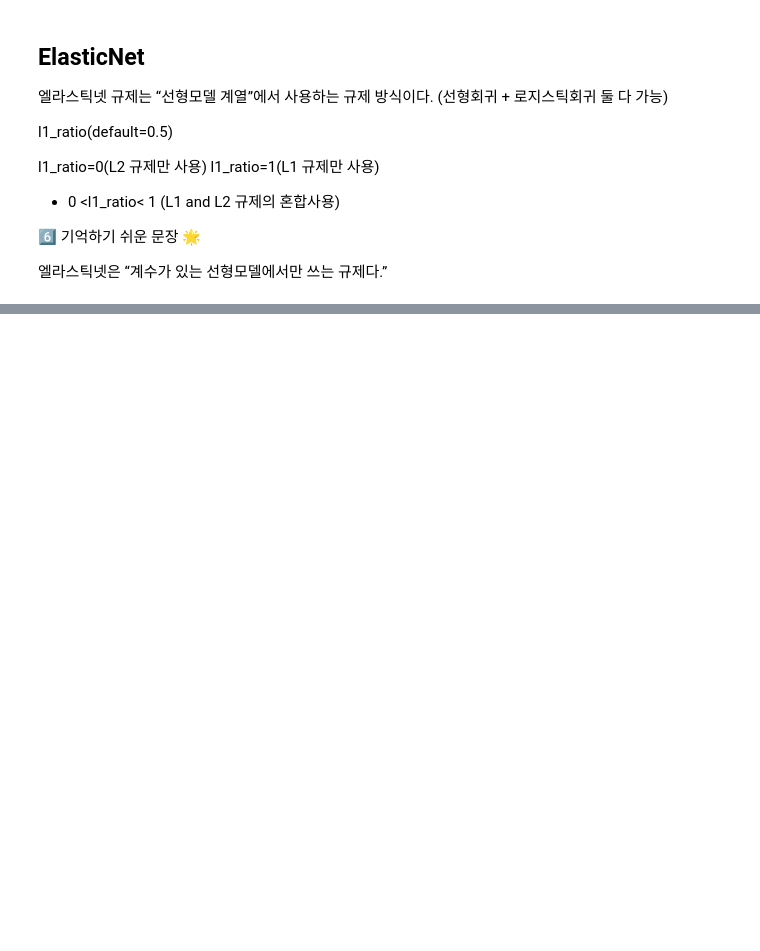
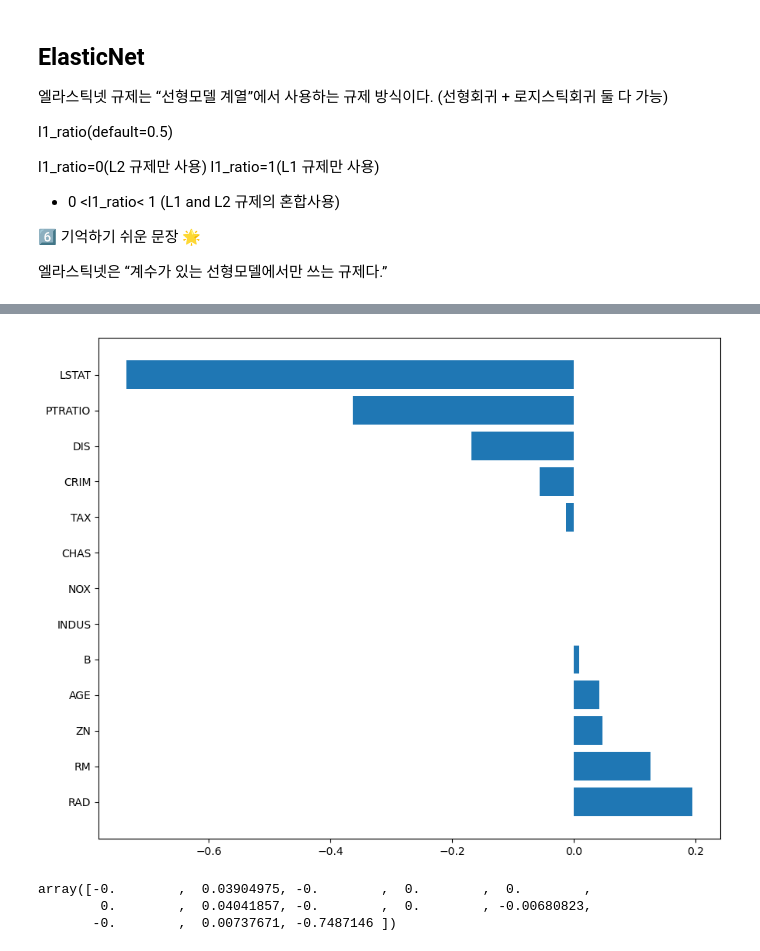
Before and after one commit to EverJoyyyL20/sesac_ML_workspace, a Jupyter notebook: regression.ipynb, the cells around one changed output, grey strips where cells are left out. Saved outputs shown, nothing was run; the diff lists cells and outputs as text; code cells hidden in the pictures; blank space fills up the shorter version.

```diff
--- a/regression.ipynb
+++ b/regression.ipynb
@@ -793,3 +793,29 @@ for ratio in ratios:
 # %%
-elasticnet_20=ElasticNet(alpha=5,lr_ratio=0.2)
+# ElasticNet (L1 20%, L2 80%) → Ridge 성향
+elasticnet_20=ElasticNet(alpha=5,l1_ratio=0.2)
+# 학습: 입력 데이터(x_train)와 정답(y_train)으로 계수 계산
 elasticnet_20.fit(x_train,y_train)
+# 테스트 데이터로 예측
+elasticnet_pred_20=elasticnet_20.predict(x_test)
+
+
+# ElasticNet (L1 80%, L2 20%) → Lasso 성향
+elasticnet_80=ElasticNet(alpha=5,l1_ratio=0.8)
+# 학습
+elasticnet_80.fit(x_train,y_train)
+# 예측
+elasticnet_pred_80=elasticnet_80.predict(x_test)
+# %%
+# l1_ratio=0.2 모델의 계수 시각화
+# → 대부분 변수가 살아 있음
+plot_coef(x_train.columns,elasticnet_20.coef_)
+# %% [output]
+[figure, added]
+# %%
+# l1_ratio=0.8 모델의 계수 출력
+# → 0인 계수가 많을 가능성 큼
+elasticnet_80.coef_
+# %% [output]
+array([-0.        ,  0.03904975, -0.        ,  0.        ,  0.        ,
+        0.        ,  0.04041857, -0.        ,  0.        , -0.00680823,
+       -0.        ,  0.00737671, -0.7487146 ])
```
Also changed, not shown: parts of 31 cells of this notebook.
